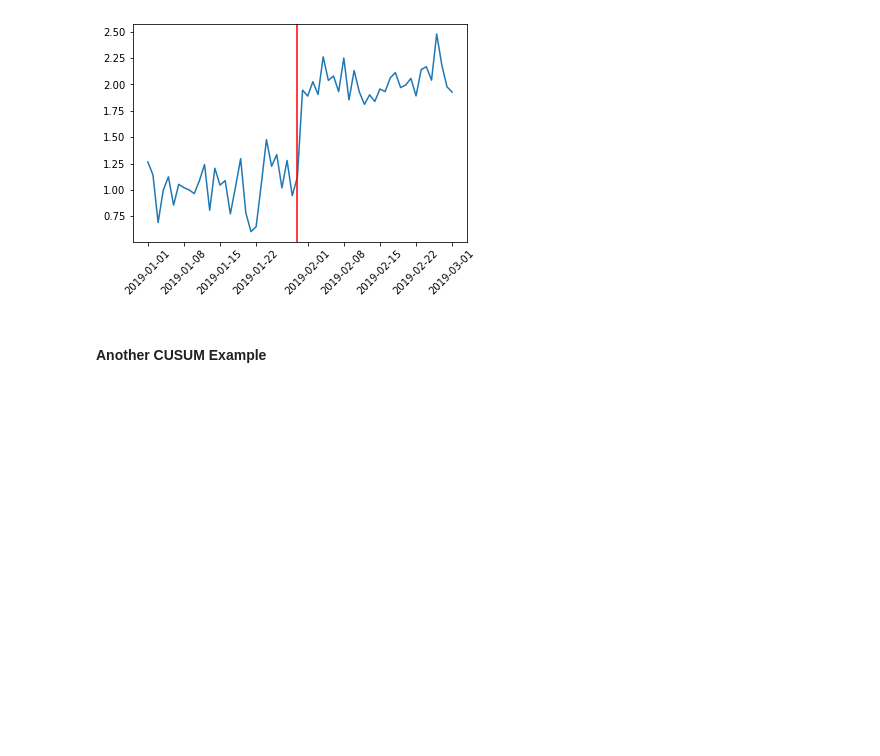
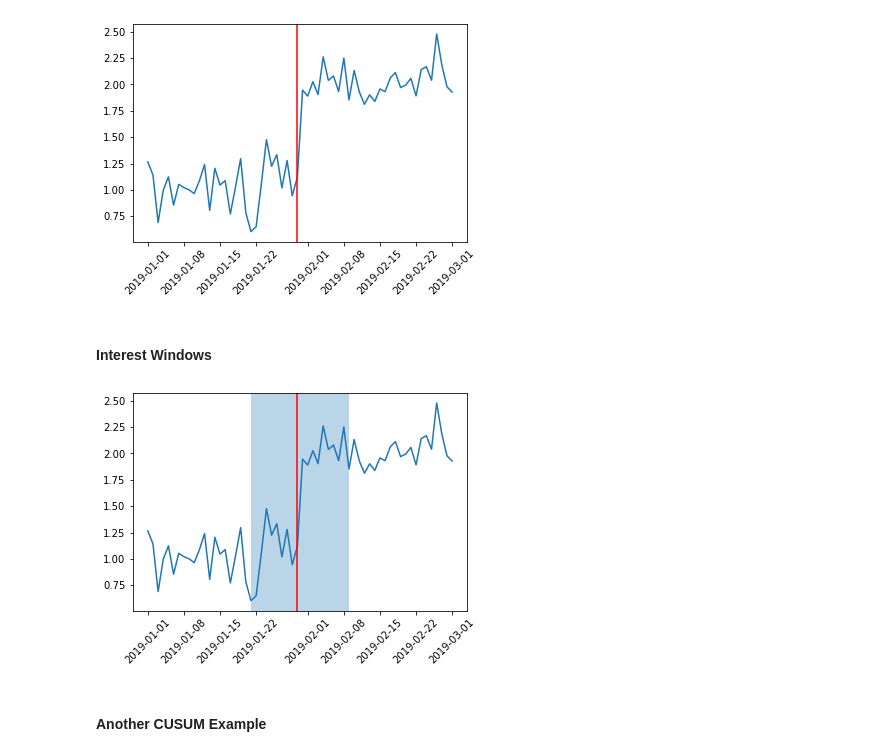
Before and after one commit to bcheng004/Kats-example, a Jupyter notebook: notebooks/bcheng004_Kats_windows.ipynb, the cells around one changed output. Saved outputs shown, nothing was run; the diff lists cells and outputs as text; code cells hidden in the pictures; blank space fills up the shorter version.

```diff
--- a/notebooks/bcheng004_Kats_windows.ipynb
+++ b/notebooks/bcheng004_Kats_windows.ipynb
@@ -111,6 +111,15 @@ plt.xticks(rotation=45)
 detector.plot(change_points)
 # %% [output]
 [figure]
+# %% [markdown]
+#### Interest Windows
+# %%
+interest_window_change_points = detector.detector(change_directions=['increase'],interest_window=[20,40])
+plt.clf()
+plt.xticks(rotation=45)
+detector.plot(interest_window_change_points)
+# %% [output]
+[figure, added]
 # %% [markdown]
 #### Another CUSUM Example
 # %%
```
Also changed, not shown: parts of 8 cells of this notebook.
